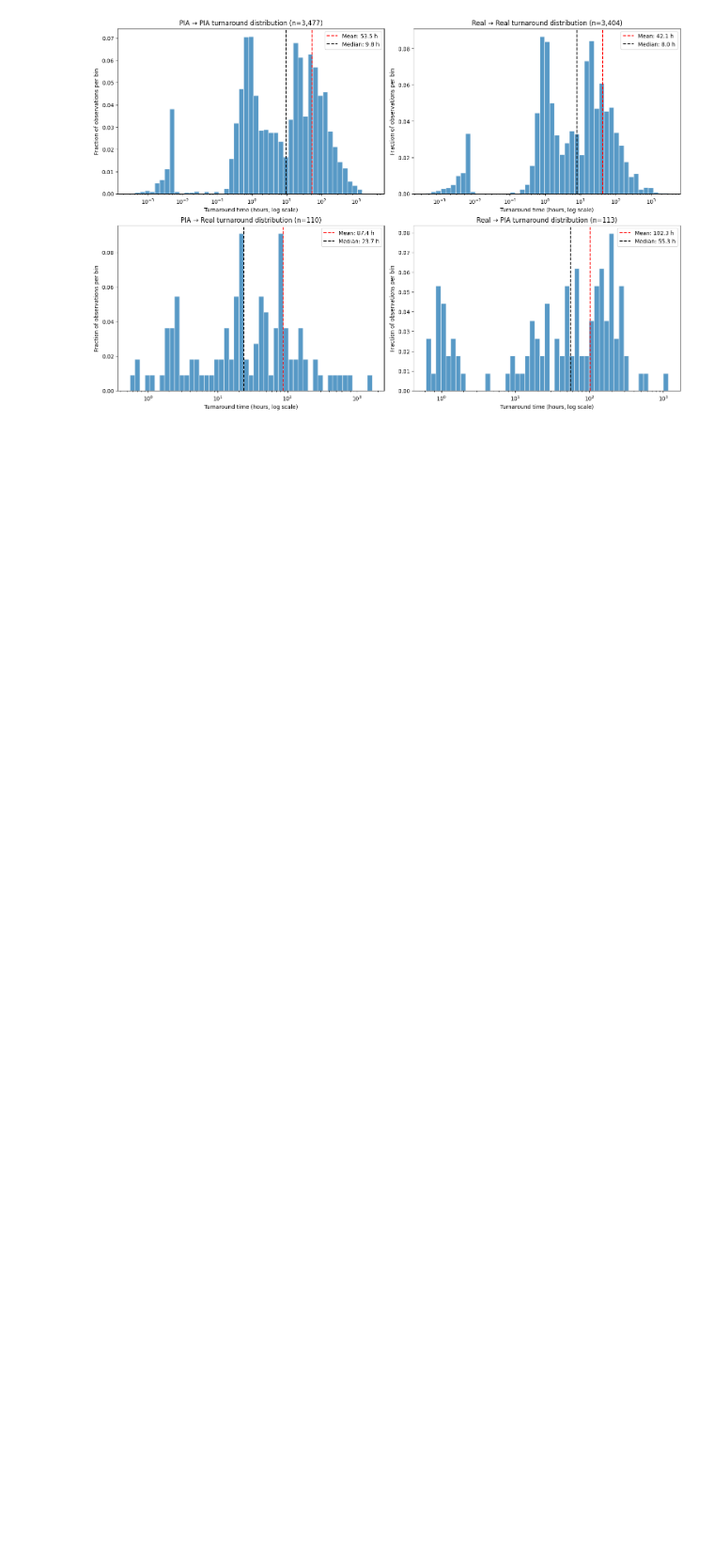
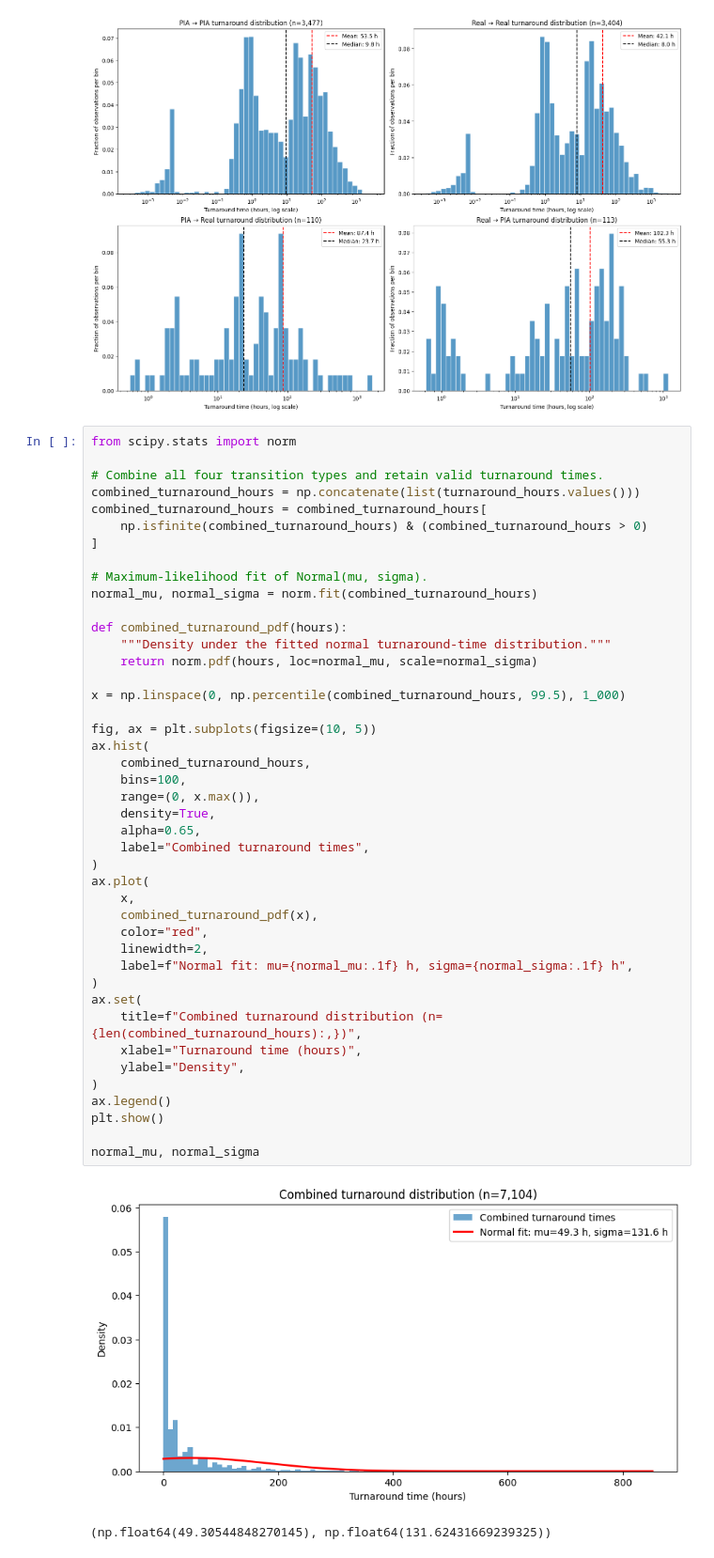
Before and after one commit to PlaneQuery/planequery-data, a Jupyter notebook: notebooks/pia/turnaround_time.ipynb, the cells around one changed output. Shown at 94% size. Cells and saved outputs as stored; diff of their text form; blank space fills up the shorter version.

```diff
--- a/notebooks/pia/turnaround_time.ipynb
+++ b/notebooks/pia/turnaround_time.ipynb
@@ -123,3 +123,49 @@ for ax, (name, values) in zip(axes.flat, turnaround_hours.items()):
 plt.show()
 # %% [output]
 [figure]
+# %%
+from scipy.stats import norm
+
+# Combine all four transition types and retain valid turnaround times.
+combined_turnaround_hours = np.concatenate(list(turnaround_hours.values()))
+combined_turnaround_hours = combined_turnaround_hours[
+    np.isfinite(combined_turnaround_hours) & (combined_turnaround_hours > 0)
+]
+
+# Maximum-likelihood fit of Normal(mu, sigma).
+normal_mu, normal_sigma = norm.fit(combined_turnaround_hours)
+
+def combined_turnaround_pdf(hours):
+    """Density under the fitted normal turnaround-time distribution."""
+    return norm.pdf(hours, loc=normal_mu, scale=normal_sigma)
+
+x = np.linspace(0, np.percentile(combined_turnaround_hours, 99.5), 1_000)
+
+fig, ax = plt.subplots(figsize=(10, 5))
+ax.hist(
+    combined_turnaround_hours,
+    bins=100,
+    range=(0, x.max()),
+    density=True,
+    alpha=0.65,
+    label="Combined turnaround times",
+)
+ax.plot(
+    x,
+    combined_turnaround_pdf(x),
+    color="red",
+    linewidth=2,
+    label=f"Normal fit: mu={normal_mu:.1f} h, sigma={normal_sigma:.1f} h",
+)
+ax.set(
+    title=f"Combined turnaround distribution (n={len(combined_turnaround_hours):,})",
+    xlabel="Turnaround time (hours)",
+    ylabel="Density",
+)
+ax.legend()
+plt.show()
+
+normal_mu, normal_sigma
+# %% [output]
+[figure, added]
+(np.float64(49.30544848270145), np.float64(131.62431669239325))
```
Also changed, not shown: parts of 2 cells of this notebook.
